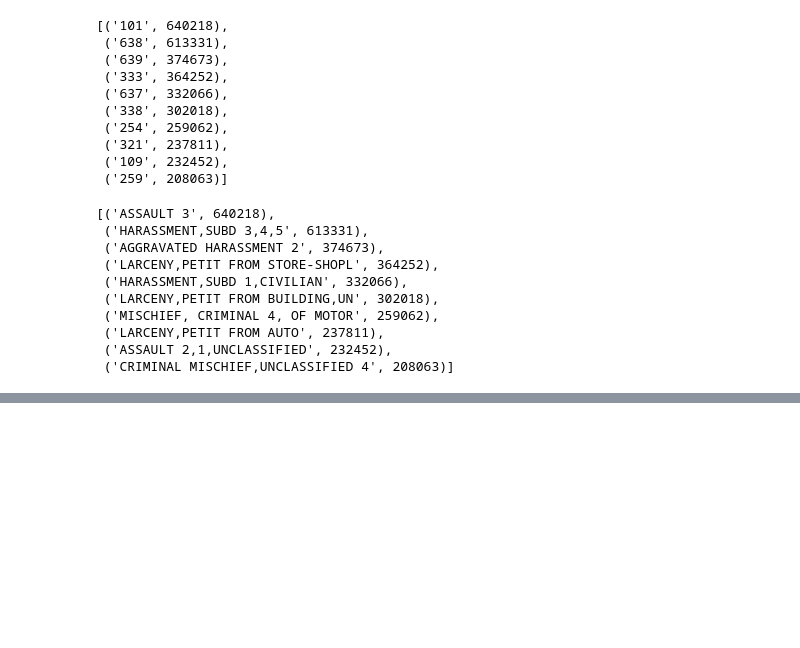
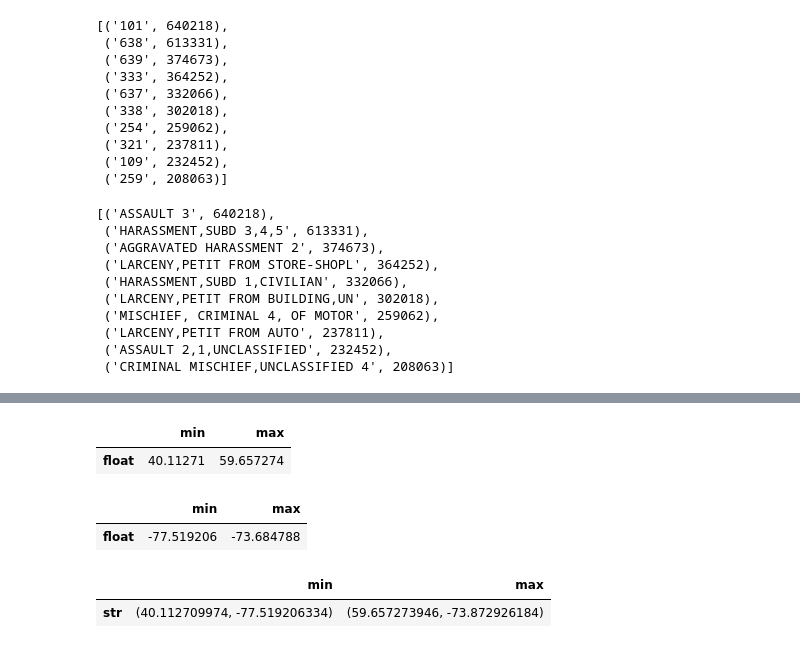
Before and after one commit to sakethreddy997/BigData-Nyu-NYPD-Complaint-Data-HistoricPublic-Safety, a Jupyter notebook: Bigdata_part1.ipynb, the cells around one changed output, grey strips where cells are left out. Cells and saved outputs as stored; diff of their text form; code cells hidden in the pictures; blank space fills up the shorter version.

```diff
--- a/Bigdata_part1.ipynb
+++ b/Bigdata_part1.ipynb
@@ -263,0 +568,15 @@ profiles.column('').get('topValues')
+# %%
+profiles.minmax('Latitude')
+# %% [output]
+|  | min | max |
+| float | 40.11271 | 59.657274 |
+# %%
+profiles.minmax('Longitude')
+# %% [output]
+|  | min | max |
+| float | -77.519206 | -73.684788 |
+# %%
+profiles.minmax('Lat_Lon')
+# %% [output]
+|  | min | max |
+| str | (40.112709974, -77.519206334) | (59.657273946, -73.872926184) |
```
Also changed, not shown: parts of 38 cells of this notebook.
